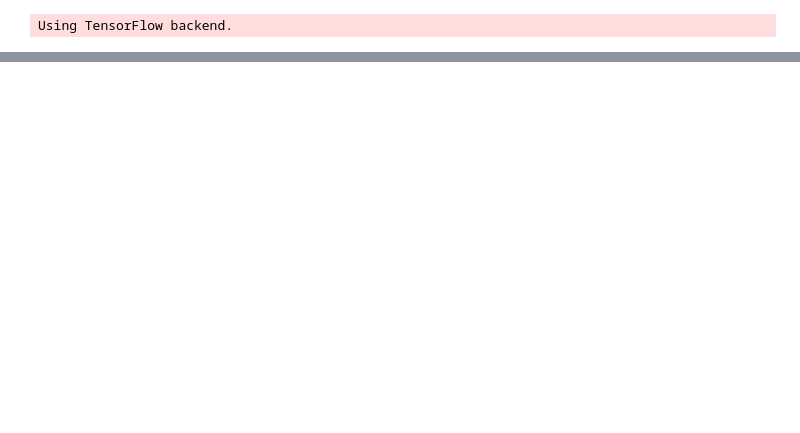
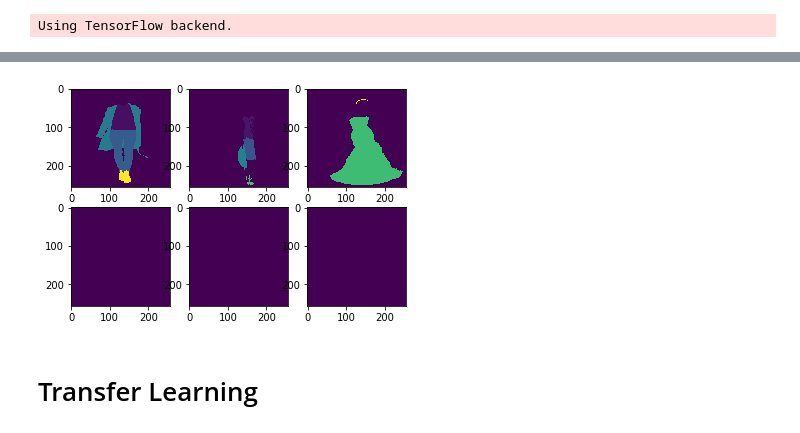
Before and after one commit to hasslercastro/fashion, a Jupyter notebook: Model.ipynb, the cells around one changed output, grey strips where cells are left out. Cells and saved outputs as stored; diff of their text form; code cells hidden in the pictures; blank space fills up the shorter version.

```diff
--- a/Model.ipynb
+++ b/Model.ipynb
@@ -106,2 +58,0 @@ Colocations handled automatically by placer.
-# %%
-model = model.get_model()
@@ -345,0 +226,6 @@ predict_one_image("_train" + os.sep +  replace_ext(labels[32]))
+# %%
+_, _ = predict_batch_images(model = unet_model ,labels=labels, number_of_images=3)
+# %% [output]
+[figure, added]
+# %% [markdown]
+# Transfer Learning
```
Also changed, not shown: parts of 51 cells of this notebook, 4 other files.
